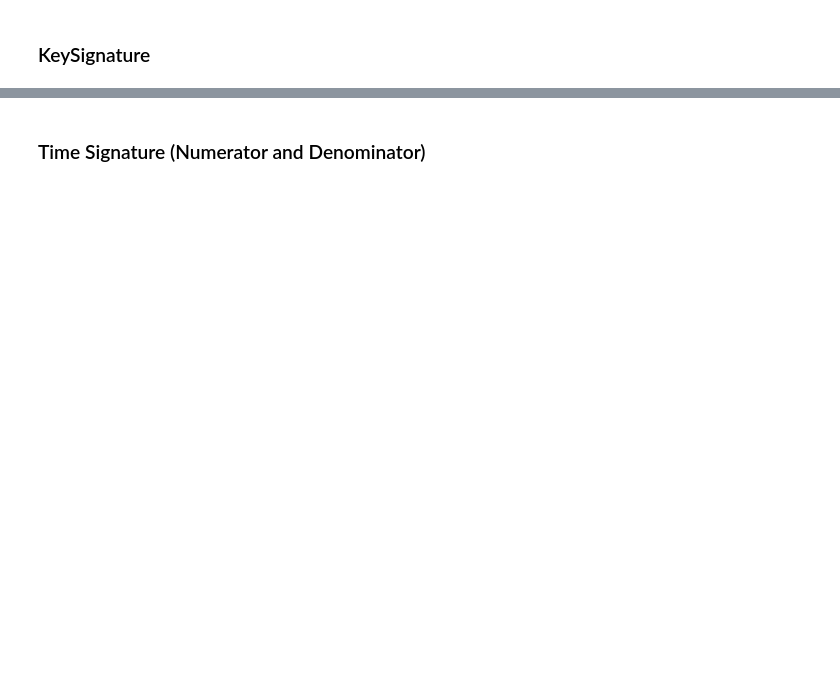
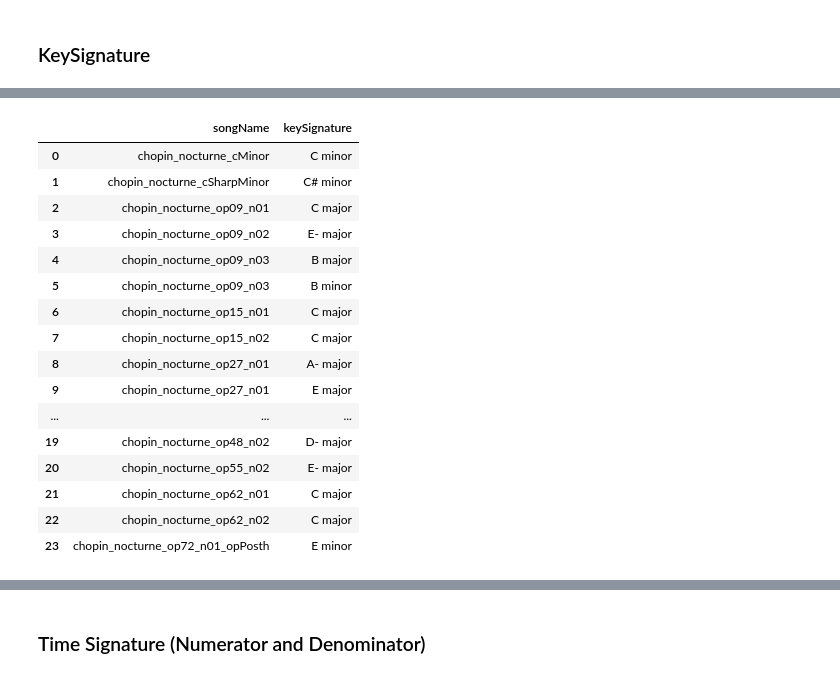
Before and after one commit to Krupique/challenges-kaggle, a Jupyter notebook: challenges/09_MusicGenerator/generatorV2.ipynb, the cells around one changed output, grey strips where cells are left out. Drawn from its saved outputs; the diff is of its cells as text; code cells hidden in the pictures; blank space fills up the shorter version.

```diff
--- a/challenges/09_MusicGenerator/generatorV2.ipynb
+++ b/challenges/09_MusicGenerator/generatorV2.ipynb
@@ -299,0 +395,40 @@ Name: songName, dtype: int64
+# %%
+_countKeys = dfKeySignature[['songName', 'keySignature']].groupby(['songName', 'keySignature'], as_index=False).count()
+
+fig = go.Figure()
+fig.add_trace(go.Bar(
+    x = _countKeys['keySignature'].value_counts().index,
+    y = _countKeys['keySignature'].value_counts(),
+    text = _countKeys['keySignature'].value_counts()
+))
+
+fig.update_layout(
+    title='<span>Key Signatures songs</span>',
+    autosize=False,
+    width=1100,
+    height=500,
+    xaxis=dict(title='<span>Key Signature</span>'),
+    yaxis=dict(title='<span>Count</span>'),
+    #template='my_theme'
+    )
+
+fig.show()
+display(_countKeys)
+# %% [output]
+|  | songName | keySignature |
+| 0 | chopin_nocturne_cMinor | C minor |
+| 1 | chopin_nocturne_cSharpMinor | C# minor |
+| 2 | chopin_nocturne_op09_n01 | C major |
+| 3 | chopin_nocturne_op09_n02 | E- major |
+| 4 | chopin_nocturne_op09_n03 | B major |
+| 5 | chopin_nocturne_op09_n03 | B minor |
+| 6 | chopin_nocturne_op15_n01 | C major |
+| 7 | chopin_nocturne_op15_n02 | C major |
+| 8 | chopin_nocturne_op27_n01 | A- major |
+| 9 | chopin_nocturne_op27_n01 | E major |
+| ... | ... | ... |
+| 19 | chopin_nocturne_op48_n02 | D- major |
+| 20 | chopin_nocturne_op55_n02 | E- major |
+| 21 | chopin_nocturne_op62_n01 | C major |
+| 22 | chopin_nocturne_op62_n02 | C major |
+| 23 | chopin_nocturne_op72_n01_opPosth | E minor |
```
Also changed, not shown: parts of 14 cells of this notebook, 1 other file.
